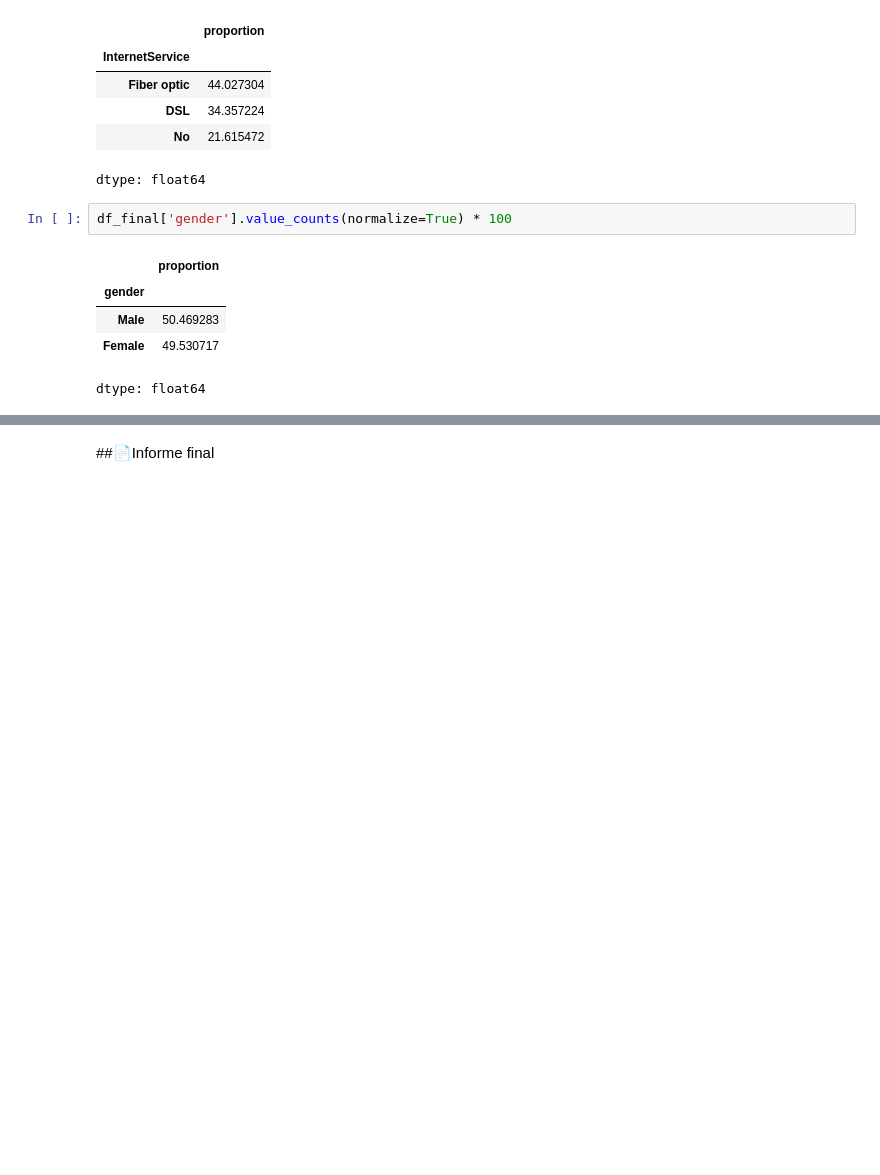
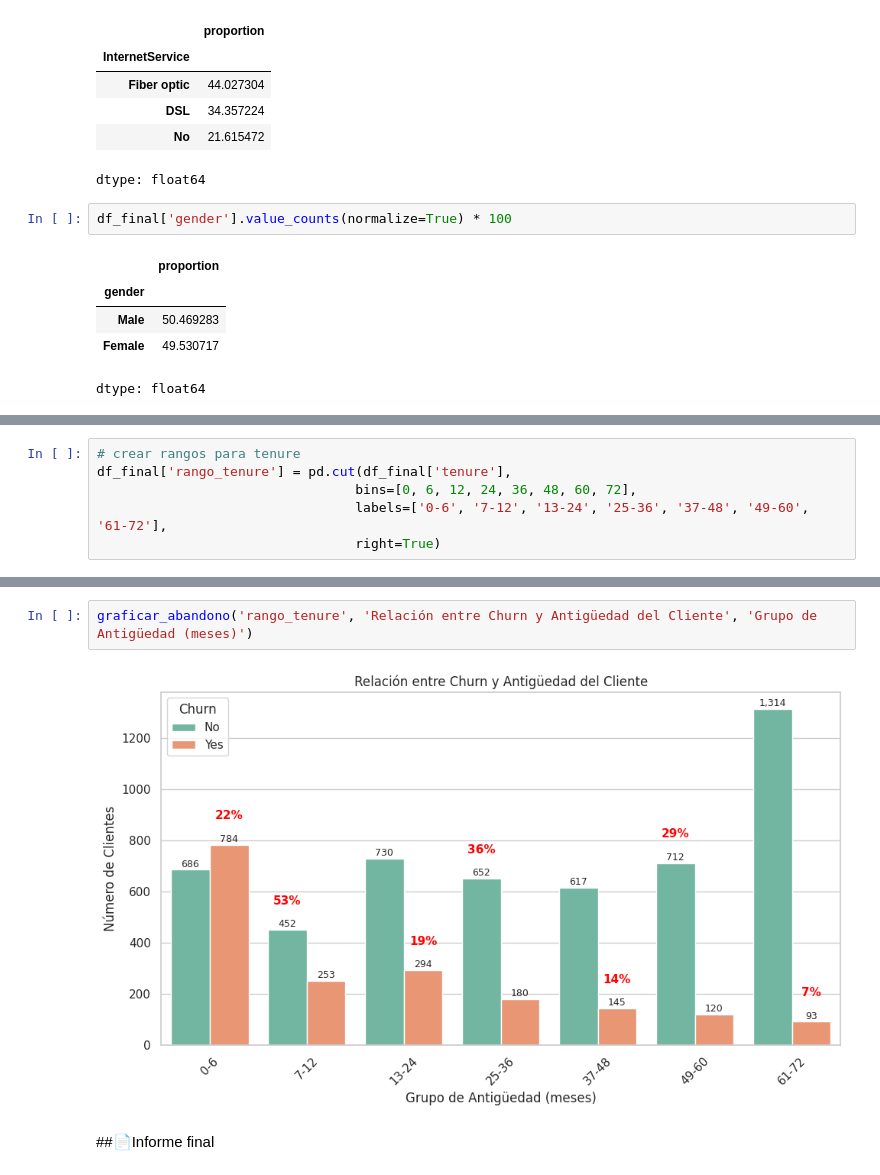
Before and after one commit to JonathanPuertaG/Challenge2-TelecomX, a Jupyter notebook: Challenge_Telecom_X.ipynb, the cells around one changed output, grey strips where cells are left out. Drawn from its saved outputs; the diff is of its cells as text; blank space fills up the shorter version.

```diff
--- a/Challenge_Telecom_X.ipynb
+++ b/Challenge_Telecom_X.ipynb
@@ -336,0 +282,6 @@ graficar_churn_con_porcentaje('Contract', 'Relación entre Churn y Tipo de Contr
+# %%
+# crear rangos para tenure
+df_final['rango_tenure'] = pd.cut(df_final['tenure'],
+                                 bins=[0, 6, 12, 24, 36, 48, 60, 72],
+                                 labels=['0-6', '7-12', '13-24', '25-36', '37-48', '49-60', '61-72'],
+                                 right=True)
@@ -337,2 +340,6 @@ graficar_churn_con_porcentaje('Contract', 'Relación entre Churn y Tipo de Contr
+# %%
+graficar_abandono('rango_tenure', 'Relación entre Churn y Antigüedad del Cliente', 'Grupo de Antigüedad (meses)')
+# %% [output]
+[figure, added]
 # %% [markdown]
 ##📄Informe final
```
Also changed, not shown: parts of 5 cells of this notebook.
